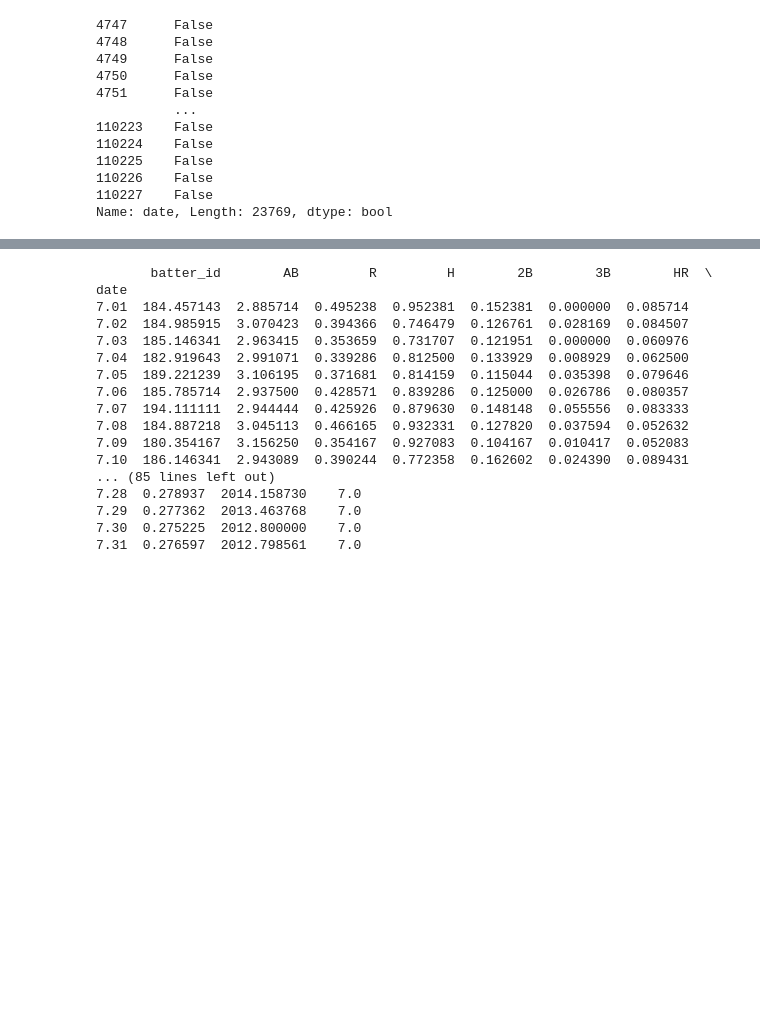
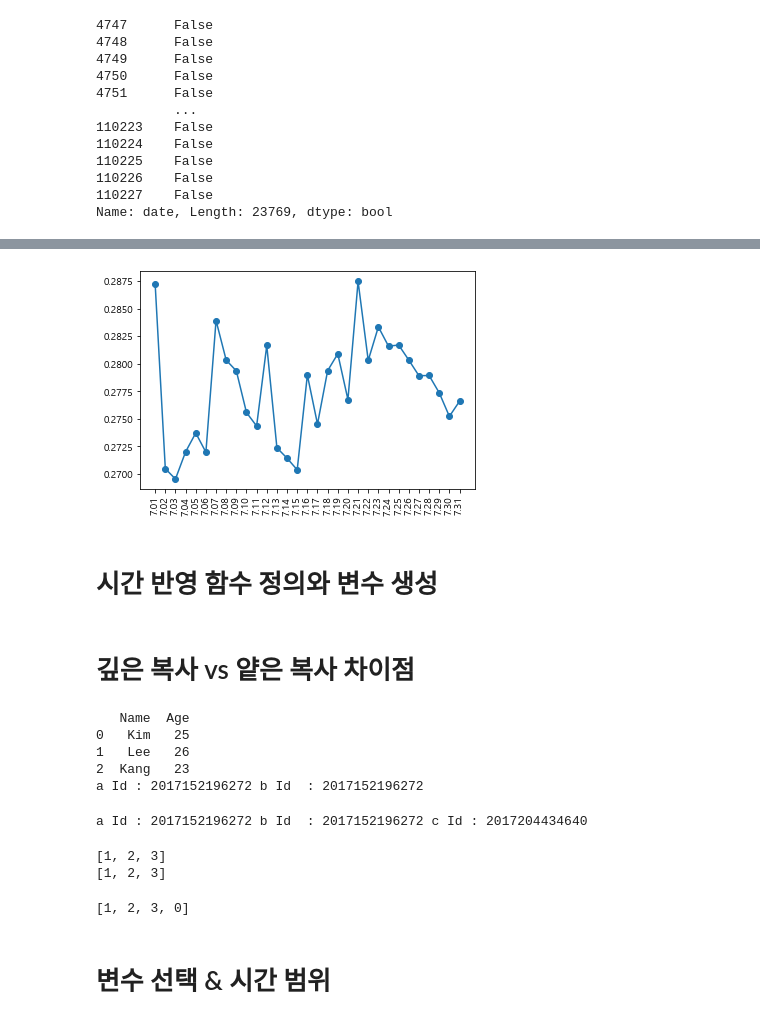
Before and after one commit to kyumly/dacon-data-analysis, a Jupyter notebook: code/data_preprocessing.ipynb, the cells around one changed output, grey strips where cells are left out. Drawn from its saved outputs; the diff is of its cells as text; code cells hidden in the pictures; blank space fills up the shorter version.

```diff
--- a/code/data_preprocessing.ipynb
+++ b/code/data_preprocessing.ipynb
@@ -368,26 +377,12 @@ plt.show()
 # %%
 dosan_s=day_dosan.loc[dosan_july].loc[day_by_day_of['AB'] >0]
 # %%
-print(dosan_s.groupby('date').mean())
+avgs = dosan_s.groupby('date')['avg2'].mean()
 
-# plt.plot(major_ticks, day_dosan['date'].loc[dosan_july].value_counts().sort_index(), marker='o')
-# plt.xticks(major_ticks, rotation=90)
-# plt.show()
+plt.plot(major_ticks, dosan_s.groupby('date')['avg2'].mean(), marker='o')
+plt.xticks(major_ticks, rotation=90)
+plt.show()
 # %% [output]
-       batter_id        AB         R         H        2B        3B        HR  \
-date
-7.01  184.457143  2.885714  0.495238  0.952381  0.152381  0.000000  0.085714
-7.02  184.985915  3.070423  0.394366  0.746479  0.126761  0.028169  0.084507
-7.03  185.146341  2.963415  0.353659  0.731707  0.121951  0.000000  0.060976
-7.04  182.919643  2.991071  0.339286  0.812500  0.133929  0.008929  0.062500
-7.05  189.221239  3.106195  0.371681  0.814159  0.115044  0.035398  0.079646
-7.06  185.785714  2.937500  0.428571  0.839286  0.125000  0.026786  0.080357
-7.07  194.111111  2.944444  0.425926  0.879630  0.148148  0.055556  0.083333
-7.08  184.887218  3.045113  0.466165  0.932331  0.127820  0.037594  0.052632
-7.09  180.354167  3.156250  0.354167  0.927083  0.104167  0.010417  0.052083
-7.10  186.146341  2.943089  0.390244  0.772358  0.162602  0.024390  0.089431
-... (85 lines left out)
-7.28  0.278937  2014.158730    7.0
-7.29  0.277362  2013.463768    7.0
-7.30  0.275225  2012.800000    7.0
-7.31  0.276597  2012.798561    7.0
+[figure, added]
+# %% [markdown]
+# 시간 반영 함수 정의와 변수 생성
@@ -393,0 +437,42 @@ date
+# %% [markdown]
+# 깊은 복사 vs 얕은 복사 차이점
+# %%
+#얕은 복사 vs 깊은 복사
+import pandas as pd
+a = pd.DataFrame([['Kim', 25], ['Lee', 26],  ['Kang', 23]], columns = ['Name', 'Age'])
+b = a #얕은 복사
+#b = a.iloc[0,0] # 깊은 복사
+#b.iloc[0, 0] = 'kim'
+print(b)
+print(f"a Id : {id(a)} b Id  : {id(b)}")
+# %% [output]
+   Name  Age
+0   Kim   25
+1   Lee   26
+2  Kang   23
+a Id : 2017152196272 b Id  : 2017152196272
+# %%
+# 깊은 복사
+c =b.copy()
+b.iloc[0, 0] = 'Kim'
+print(f"a Id : {id(a)} b Id  : {id(b)} c Id : {id(c)}")
+# %% [output]
+a Id : 2017152196272 b Id  : 2017152196272 c Id : 2017204434640
+# %%
+#파이썬은 기본적으로 얕은 복사
+a = [1,2,3]
+b = a #(얕은 복사)
+#b = a[:] #깊은 복사
+#b.append(4)
+print(a)
+print(b)
+#print(f"a Id : {id(a)} b Id  : {id(b)}")
+#
+b.append(0)
+a
+# %% [output]
+[1, 2, 3]
+[1, 2, 3]
+[1, 2, 3, 0]
+# %% [markdown]
+# 변수 선택 & 시간 범위
```
Also changed, not shown: parts of 29 cells of this notebook.
